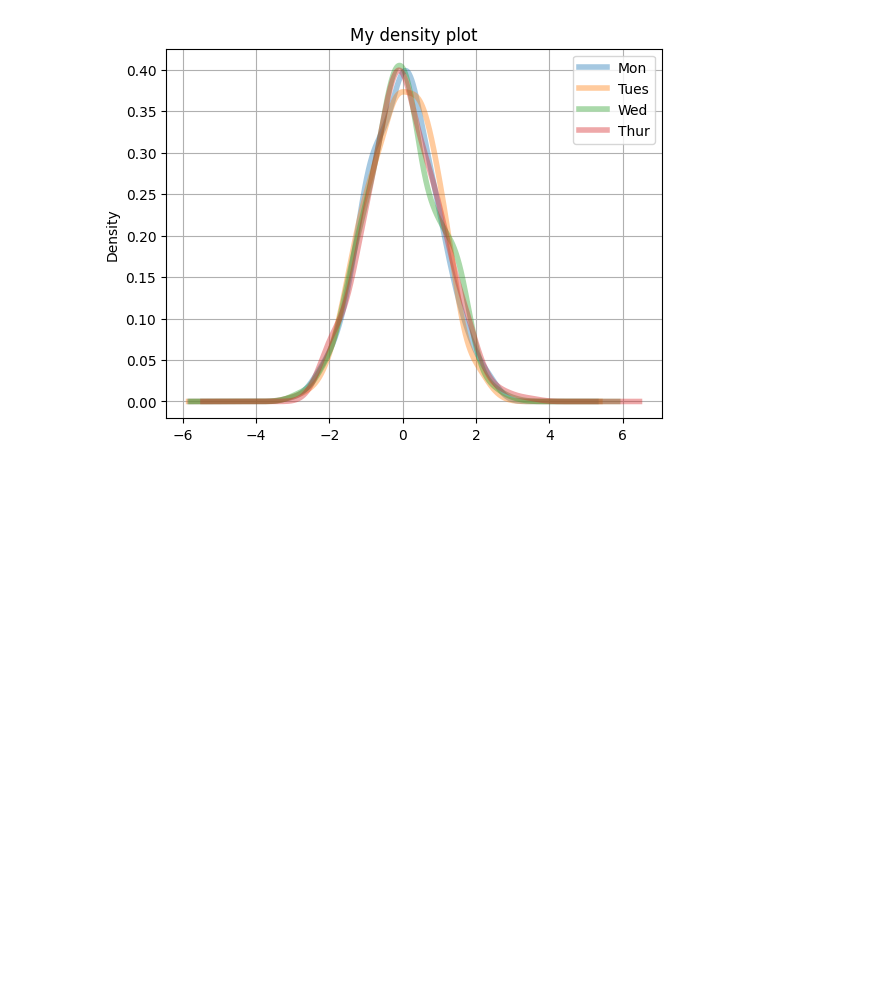
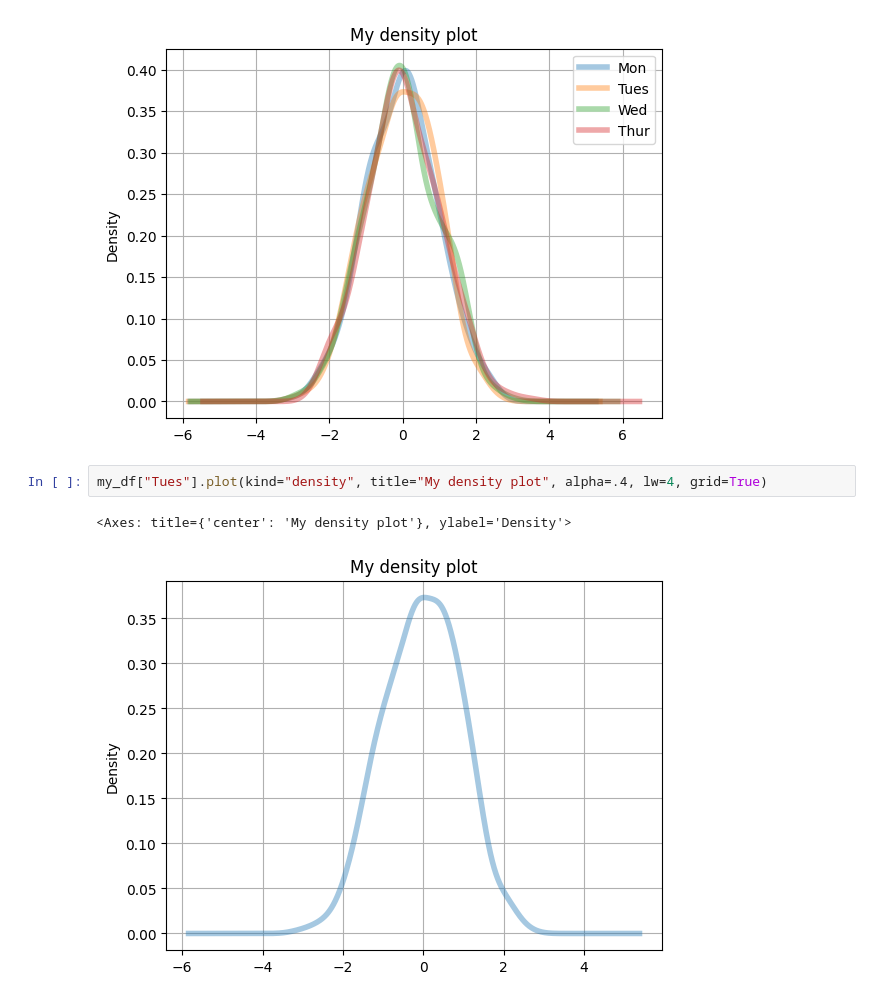
Before and after one commit to pampyrrry/pandas_for_machine_learning_course, a Jupyter notebook: # 25 Density and KDE Plots.ipynb, the cells around one changed output. Cells and saved outputs as stored; diff of their text form; blank space fills up the shorter version.

```diff
--- a/# 25 Density and KDE Plots.ipynb
+++ b/# 25 Density and KDE Plots.ipynb
@@ -56,3 +56,8 @@ my_df.plot(kind="density", title="My density plot", alpha=.4, lw=4, grid=True)
 # %% [output]
 <Axes: title={'center': 'My density plot'}, ylabel='Density'>
 [figure]
+# %%
+my_df["Tues"].plot(kind="density", title="My density plot", alpha=.4, lw=4, grid=True)
+# %% [output]
+<Axes: title={'center': 'My density plot'}, ylabel='Density'>
+[figure, added]
```
Also changed, not shown: 2 other files.
